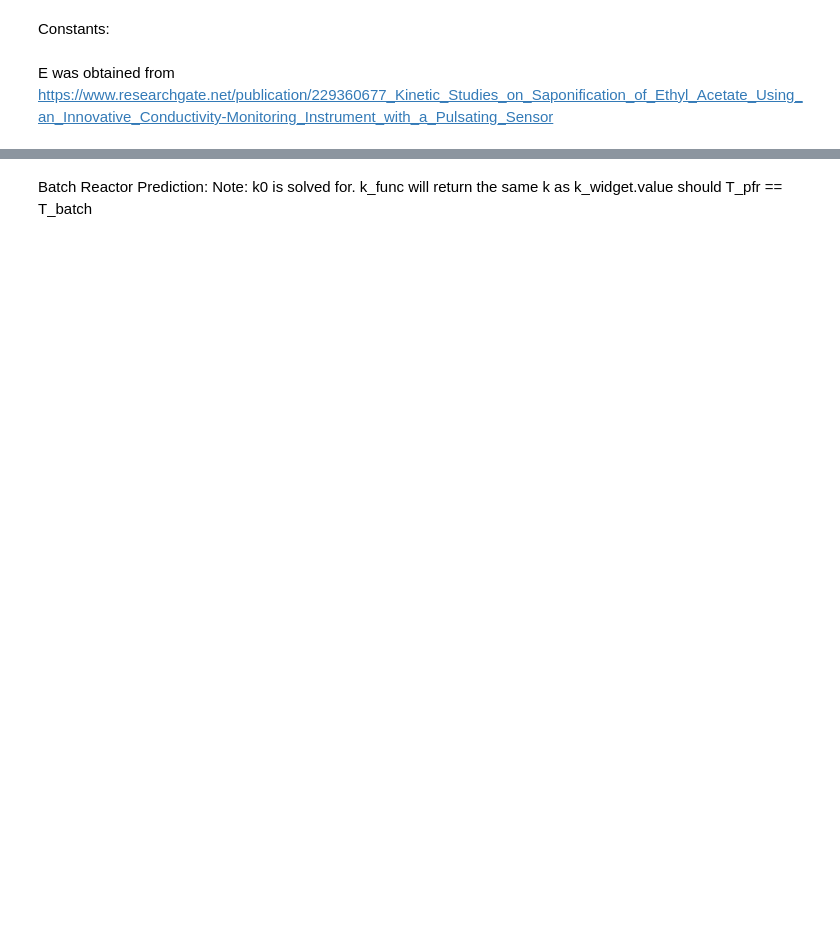
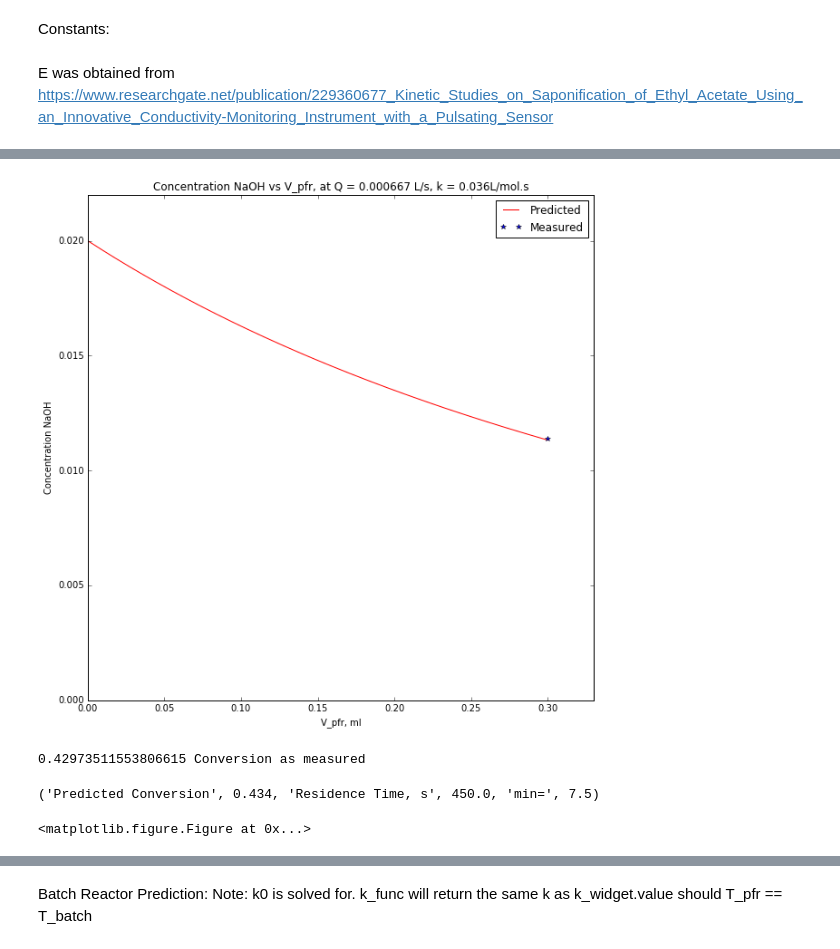
Before and after one commit to ShahuN-107/CLB, a Jupyter notebook: Kinetics Interactive Model.ipynb, the cells around one changed output, grey strips where cells are left out. Cells and saved outputs as stored; diff of their text form; code cells hidden in the pictures; blank space fills up the shorter version.

```diff
--- a/Kinetics Interactive Model.ipynb
+++ b/Kinetics Interactive Model.ipynb
@@ -95,3 +105,52 @@ interact(integration, k=k_widget, n=n_widget, m=m_widget, Q=Q_dict, Cai=Ca_dict,
 <matplotlib.figure.Figure at 0x...>
-# %%
-k = k_widget.value
+# %%
+n_widget = FloatSlider(min=1, max=3, step=1, value=1)
+m_widget = FloatSlider(min=1, max=3, step=1, value=1)
+k_widget = FloatSlider(min=0.01, max=0.25, step=0.001, value=0.1205)
+
+Q_dict = {'24' : 0.024/60, '40' : 0.040/60, '50' : 0.050/60, '60' : 0.060/60} #(ml/min)*(1min/60s)
+
+K_start_widget = FloatText(value = 8.640986, description="K start")
+K_read_widget = FloatText(value = 2.028206, description="K read")
+K_final_widget = FloatText(value = 0.364159, description="K infinite")
+
+Ca_dict = {'0.04mol/l' : 0.08/2}
+Cb_dict = {'0.02mol/l' : 0.04/2}
+V_pfr = 0.3 #L
+
+def integration(k, n, m, Q, Cai, Cbi, K_start, K_read, K_final):
+
+    tau = round(V_pfr/Q, 2)
+    dV = linspace(0, V_pfr, V_pfr*1000+1)
+
+    soln_pfr = odeint(pfr, [Cai, Cbi], dV, args=(k, n, m, Q))
+    Ca_pfr, Cb_pfr = zip(*soln_pfr)
+    conversion_predicted = (Cbi - Cb_pfr[-1])/Cbi
+
+
+    plt.figure(figsize=(10, 10))
+    plt.title('Concentration NaOH vs V_pfr, at Q = ' + str(round(Q,6)) + " L/s," + " k = " + str(k) + "L/mol.s")
+    plt.xlabel('V_pfr, ml')
+    plt.ylabel('Concentration NaOH')
+    plt.axis([0, 1.1*V_pfr, 0, 1.1*Cbi])
+    conversion_actual = conv(K_start, K_read, K_final) #Conversion equation from notes!
+
+    Cb_out = CNa_x(conversion_actual)
+    plt.plot(dV, Cb_pfr, 'r-', label='Predicted')
+    plt.plot(V_pfr, Cb_out, 'b*', label='Measured')
+    plt.legend(loc='best')
+    plt.show()
+    print(conversion_actual, "Conversion as measured")
+
+    plt.figure(figsize=(5, 5))
+
+
+    return "Predicted Conversion", round(conversion_predicted, 3), 'Residence Time, s', tau, 'min=', tau/60
+
+interact(integration, k=k_widget, n=n_widget, m=m_widget, Q=Q_dict, Cai=Ca_dict, Cbi=Cb_dict,
+         K_start=K_start_widget, K_read=K_read_widget, K_final=K_final_widget)
+# %% [output]
+[figure, added]
+0.42973511553806615 Conversion as measured
+('Predicted Conversion', 0.434, 'Residence Time, s', 450.0, 'min=', 7.5)
+<matplotlib.figure.Figure at 0x...>
```
Also changed, not shown: parts of 13 cells of this notebook.
